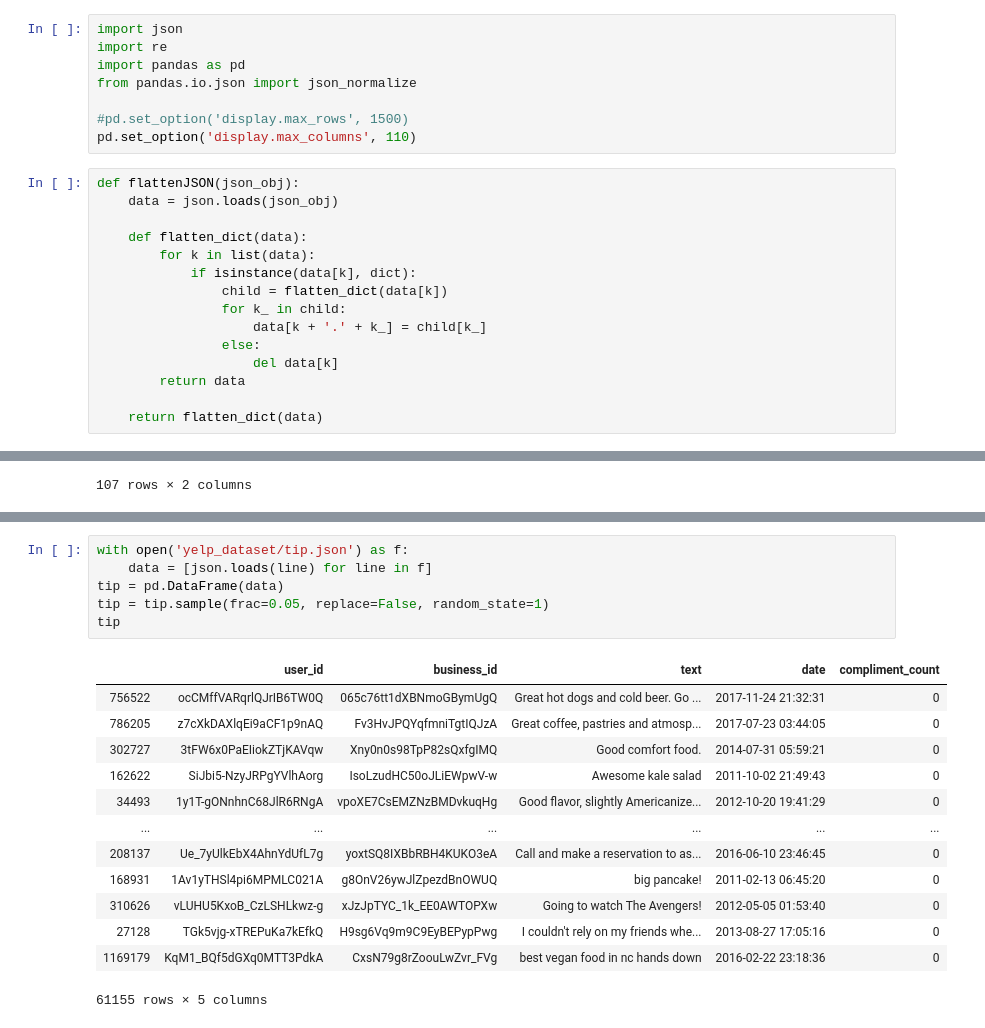
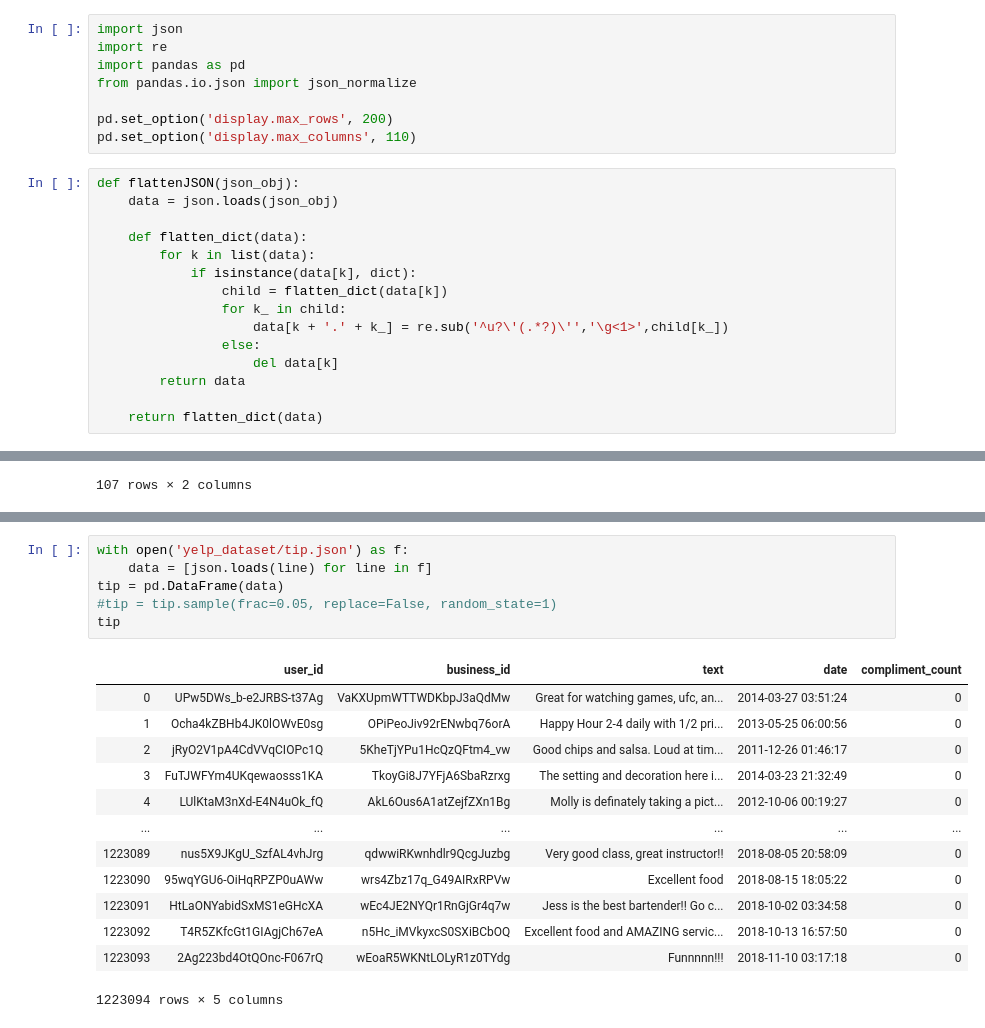
Before and after one commit to wonchankim97/Yelp-Recommender, a Jupyter notebook: EDA_KISOO.ipynb, the cells around one changed output, grey strips where cells are left out. Drawn from its saved outputs; the diff is of its cells as text.

```diff
--- a/EDA_KISOO.ipynb
+++ b/EDA_KISOO.ipynb
@@ -4,7 +4,7 @@ import re
 import pandas as pd
 from pandas.io.json import json_normalize
 
-#pd.set_option('display.max_rows', 1500)
+pd.set_option('display.max_rows', 200)
 pd.set_option('display.max_columns', 110)
 # %%
 def flattenJSON(json_obj):
@@ -15,7 +15,7 @@ def flattenJSON(json_obj):
             if isinstance(data[k], dict):
                 child = flatten_dict(data[k])
                 for k_ in child:
-                    data[k + '.' + k_] = child[k_]
+                    data[k + '.' + k_] = re.sub('^u?\'(.*?)\'','\g<1>',child[k_])
                 else:
                     del data[k]
         return data
@@ -180,20 +225,20 @@ checkin
 # %%
 with open('yelp_dataset/tip.json') as f:
     data = [json.loads(line) for line in f]
 tip = pd.DataFrame(data)
-tip = tip.sample(frac=0.05, replace=False, random_state=1)
+#tip = tip.sample(frac=0.05, replace=False, random_state=1)
 tip
 # %% [output]
 |  | user_id | business_id | text | date | compliment_count |
-| 756522 | ocCMffVARqrlQJrIB6TW0Q | 065c76tt1dXBNmoGBymUgQ | Great hot dogs and cold beer. Go ... | 2017-11-24 21:32:31 | 0 |
-| 786205 | z7cXkDAXlqEi9aCF1p9nAQ | Fv3HvJPQYqfmniTgtIQJzA | Great coffee, pastries and atmosp... | 2017-07-23 03:44:05 | 0 |
-| 302727 | 3tFW6x0PaEIiokZTjKAVqw | Xny0n0s98TpP82sQxfgIMQ | Good comfort food. | 2014-07-31 05:59:21 | 0 |
-| 162622 | SiJbi5-NzyJRPgYVlhAorg | IsoLzudHC50oJLiEWpwV-w | Awesome kale salad | 2011-10-02 21:49:43 | 0 |
-| 34493 | 1y1T-gONnhnC68JlR6RNgA | vpoXE7CsEMZNzBMDvkuqHg | Good flavor, slightly Americanize... | 2012-10-20 19:41:29 | 0 |
+| 0 | UPw5DWs_b-e2JRBS-t37Ag | VaKXUpmWTTWDKbpJ3aQdMw | Great for watching games, ufc, an... | 2014-03-27 03:51:24 | 0 |
+| 1 | Ocha4kZBHb4JK0lOWvE0sg | OPiPeoJiv92rENwbq76orA | Happy Hour 2-4 daily with 1/2 pri... | 2013-05-25 06:00:56 | 0 |
+| 2 | jRyO2V1pA4CdVVqCIOPc1Q | 5KheTjYPu1HcQzQFtm4_vw | Good chips and salsa. Loud at tim... | 2011-12-26 01:46:17 | 0 |
+| 3 | FuTJWFYm4UKqewaosss1KA | TkoyGi8J7YFjA6SbaRzrxg | The setting and decoration here i... | 2014-03-23 21:32:49 | 0 |
+| 4 | LUlKtaM3nXd-E4N4uOk_fQ | AkL6Ous6A1atZejfZXn1Bg | Molly is definately taking a pict... | 2012-10-06 00:19:27 | 0 |
 | ... | ... | ... | ... | ... | ... |
-| 208137 | Ue_7yUlkEbX4AhnYdUfL7g | yoxtSQ8IXBbRBH4KUKO3eA | Call and make a reservation to as... | 2016-06-10 23:46:45 | 0 |
-| 168931 | 1Av1yTHSl4pi6MPMLC021A | g8OnV26ywJlZpezdBnOWUQ | big pancake! | 2011-02-13 06:45:20 | 0 |
-| 310626 | vLUHU5KxoB_CzLSHLkwz-g | xJzJpTYC_1k_EE0AWTOPXw | Going to watch The Avengers! | 2012-05-05 01:53:40 | 0 |
-| 27128 | TGk5vjg-xTREPuKa7kEfkQ | H9sg6Vq9m9C9EyBEPypPwg | I couldn't rely on my friends whe... | 2013-08-27 17:05:16 | 0 |
-| 1169179 | KqM1_BQf5dGXq0MTT3PdkA | CxsN79g8rZoouLwZvr_FVg | best vegan food in nc hands down | 2016-02-22 23:18:36 | 0 |
+| 1223089 | nus5X9JKgU_SzfAL4vhJrg | qdwwiRKwnhdlr9QcgJuzbg | Very good class, great instructor!! | 2018-08-05 20:58:09 | 0 |
+| 1223090 | 95wqYGU6-OiHqRPZP0uAWw | wrs4Zbz17q_G49AIRxRPVw | Excellent food | 2018-08-15 18:05:22 | 0 |
+| 1223091 | HtLaONYabidSxMS1eGHcXA | wEc4JE2NYQr1RnGjGr4q7w | Jess is the best bartender!! Go c... | 2018-10-02 03:34:58 | 0 |
+| 1223092 | T4R5ZKfcGt1GIAgjCh67eA | n5Hc_iMVkyxcS0SXiBCbOQ | Excellent food and AMAZING servic... | 2018-10-13 16:57:50 | 0 |
+| 1223093 | 2Ag223bd4OtQOnc-F067rQ | wEoaR5WKNtLOLyR1z0TYdg | Funnnnn!!! | 2018-11-10 03:17:18 | 0 |
-61155 rows × 5 columns
+1223094 rows × 5 columns
```
Also changed, not shown: parts of 12 cells of this notebook.
